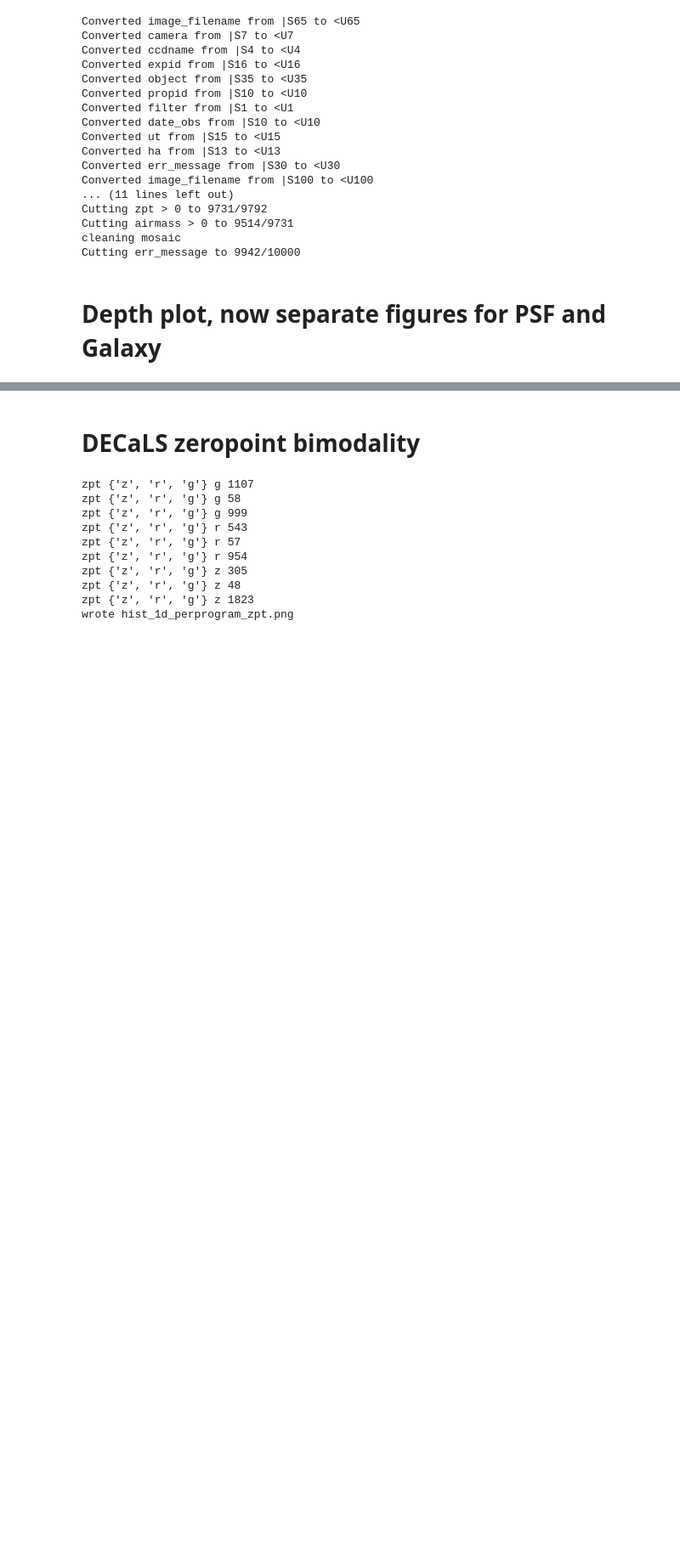
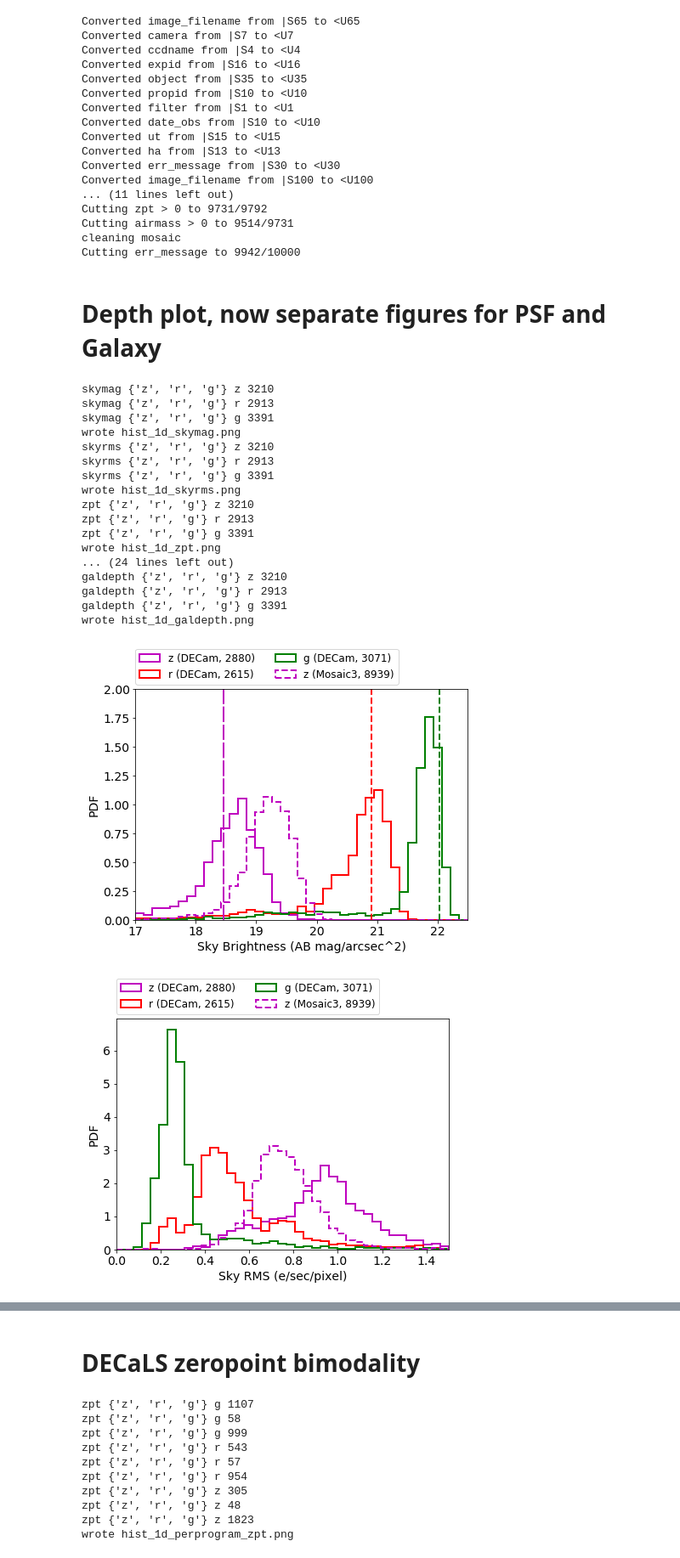
Before and after one commit to legacysurvey/legacyzpts, a Jupyter notebook: doc/nb/Strategy_Paper.ipynb, the cells around one changed output, grey strips where cells are left out. Shown at 85% size. Drawn from its saved outputs; the diff is of its cells as text; code cells hidden in the pictures; blank space fills up the shorter version.

```diff
--- a/doc/nb/Strategy_Paper.ipynb
+++ b/doc/nb/Strategy_Paper.ipynb
@@ -43,3 +43,25 @@ Cutting err_message to 9942/10000
 # Depth plot, now separate figures for PSF and Galaxy
 # %%
 plt.legend?
+# %%
+z.plot_hist_1d()
+# %% [output]
+skymag {'z', 'r', 'g'} z 3210
+skymag {'z', 'r', 'g'} r 2913
+skymag {'z', 'r', 'g'} g 3391
+wrote hist_1d_skymag.png
+skyrms {'z', 'r', 'g'} z 3210
+skyrms {'z', 'r', 'g'} r 2913
+skyrms {'z', 'r', 'g'} g 3391
+wrote hist_1d_skyrms.png
+zpt {'z', 'r', 'g'} z 3210
+zpt {'z', 'r', 'g'} r 2913
+zpt {'z', 'r', 'g'} g 3391
+wrote hist_1d_zpt.png
+... (24 lines left out)
+galdepth {'z', 'r', 'g'} z 3210
+galdepth {'z', 'r', 'g'} r 2913
+galdepth {'z', 'r', 'g'} g 3391
+wrote hist_1d_galdepth.png
+[figure, added]
+[figure, added]
```
Also changed, not shown: parts of 2 cells of this notebook, 1 other file.
